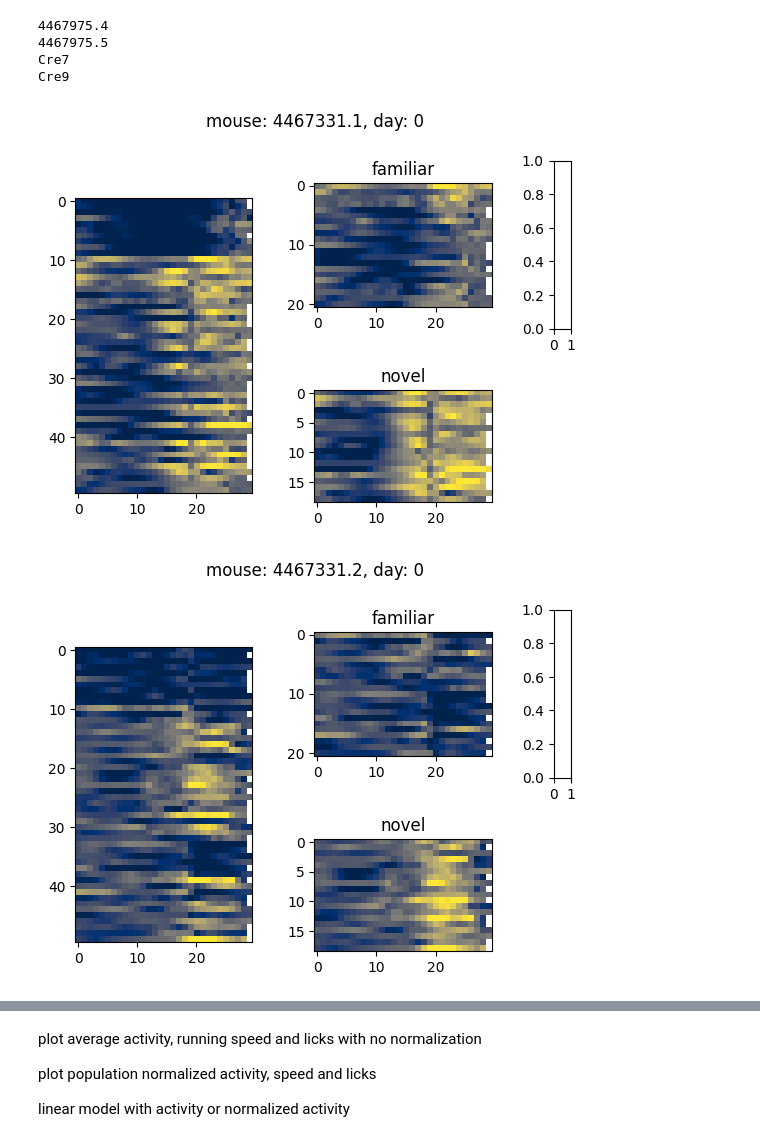
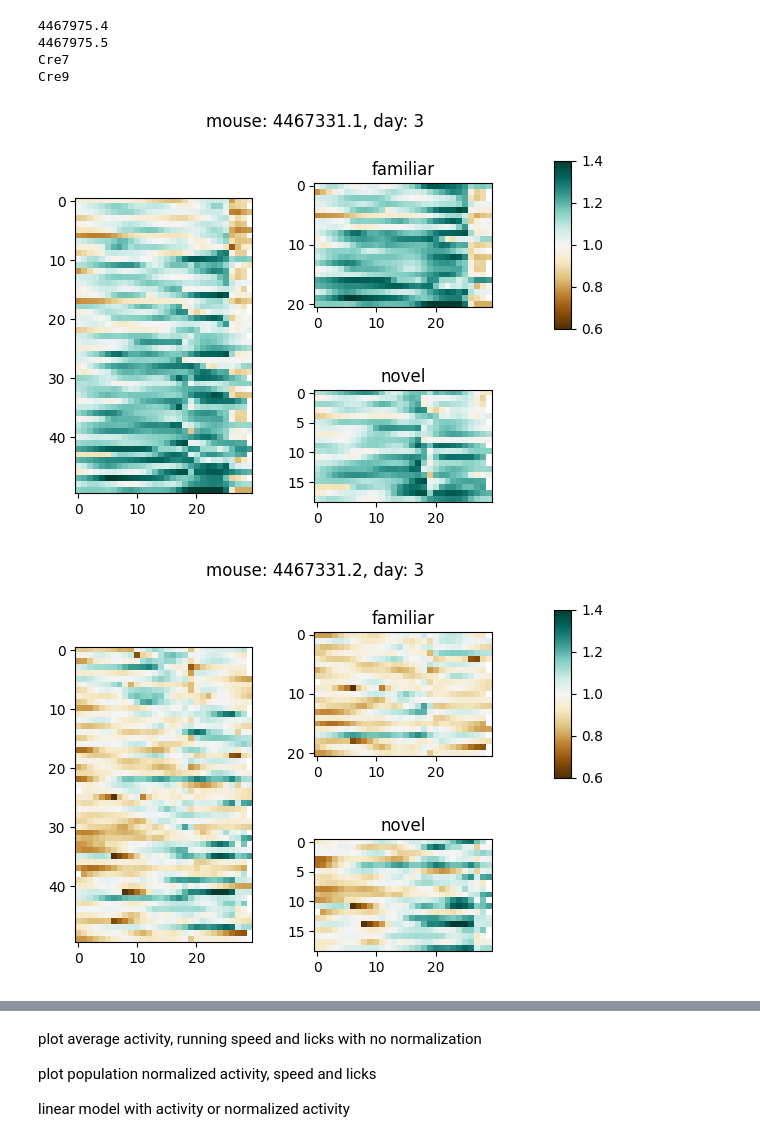
Before and after one commit to GiocomoLab/STX3KO_analyses, a Jupyter notebook: notebooks/figure5/novel_activity_rate.ipynb, the cells around one changed output, grey strips where cells are left out. Cells and saved outputs as stored; diff of their text form; code cells hidden in the pictures.

```diff
--- a/notebooks/figure5/novel_activity_rate.ipynb
+++ b/notebooks/figure5/novel_activity_rate.ipynb
@@ -52,8 +52,12 @@ mCherry9
 Cre7
 Cre9
 # %%
+subdir =  figdir / 'single_sessions'
+subdir.mkdir(exist_ok=True, parents=True)
 for mouse in ctrl_mice:
-    block_rate.plot_single_session('ctrl', mouse, 0, log=False, baseline_corr=True, cmap='cividis', vmin=1)
+    fig, ax = block_rate.plot_single_session('ctrl', mouse, 3, norm='population', cmap='BrBG', vmin=.6, vmax=1.4)
+
+    fig.savefig(subdir / f'ctrl_{mouse}_day3_activity_rate.pdf')
 # %% [output]
-[figure, old version]
+[figure, new version]
-[figure, old version]
+[figure, new version]
```
Also changed, not shown: parts of 20 cells of this notebook, 5 other files.
